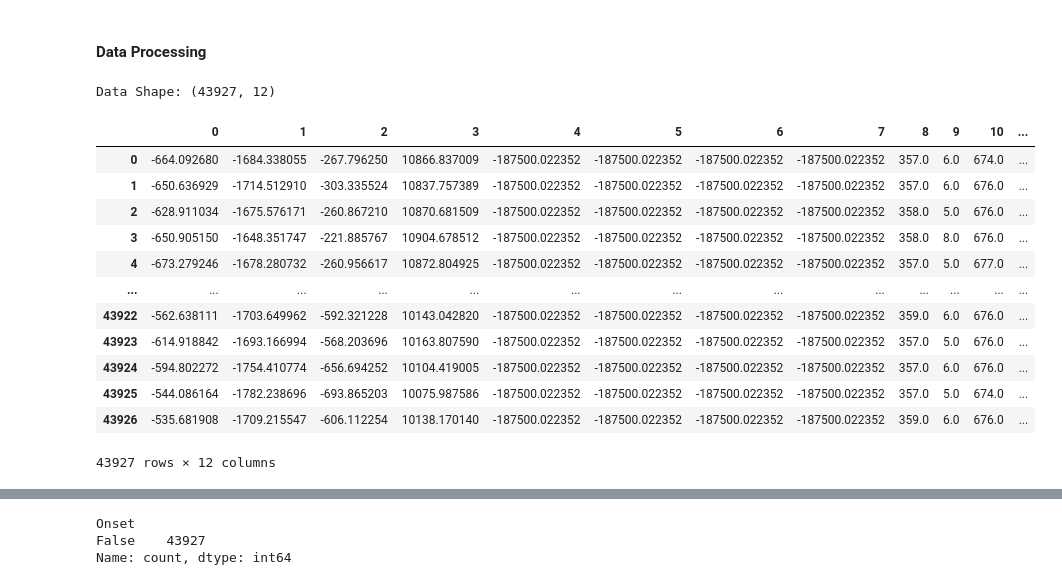
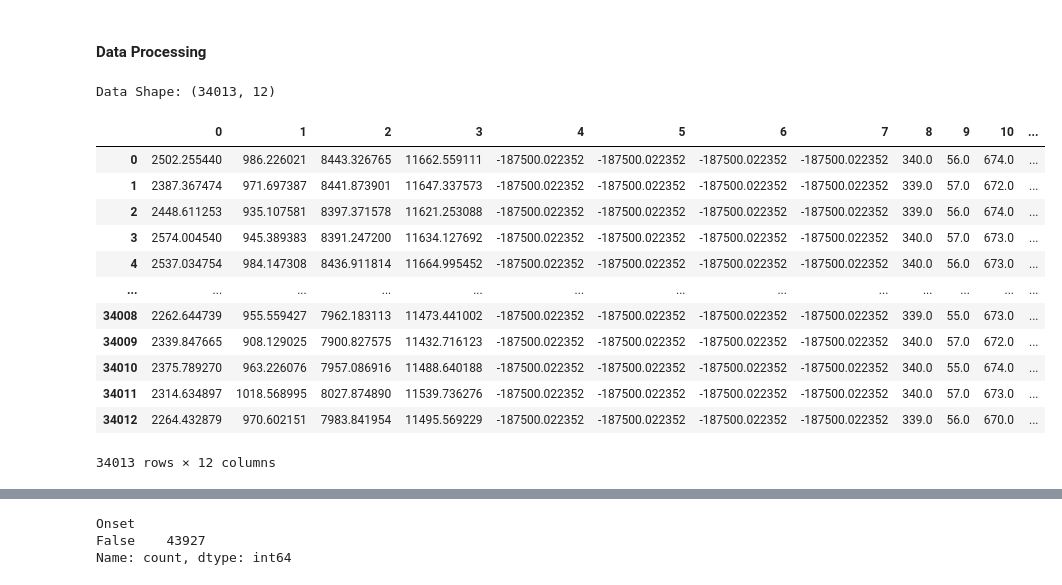
Before and after one commit to anmarkova2223/commander-blink, a Jupyter notebook: EEG_data_processing.ipynb, the cells around one changed output, grey strips where cells are left out. Cells and saved outputs as stored; diff of their text form; code cells hidden in the pictures.

```diff
--- a/EEG_data_processing.ipynb
+++ b/EEG_data_processing.ipynb
@@ -3,38 +3,38 @@
 # %%
 # Imports and data
 
 import pandas as pd
 import numpy as np
 import matplotlib.pyplot as plt
 import seaborn as sns
 import random
 from sklearn.metrics import confusion_matrix, accuracy_score, precision_score, recall_score, f1_score
 from sklearn.model_selection import train_test_split
 from sklearn.svm import SVC
 from sklearn.ensemble import RandomForestClassifier
 from sklearn.preprocessing import StandardScaler
 from scipy.signal import butter, filtfilt, welch, find_peaks
 from scipy.integrate import trapezoid
 from scipy.stats import skew, kurtosis
 
 fs = 250
-new_data = np.load("trial_2.npy", allow_pickle=True)
+new_data = np.load("hillary-trial_2.npy", allow_pickle=True)
 df = pd.DataFrame(new_data)
 
 print(f"Data Shape: {df.shape}")
 df
 # %% [output]
-Data Shape: (43927, 12)
+Data Shape: (34013, 12)
 |  | 0 | 1 | 2 | 3 | 4 | 5 | 6 | 7 | 8 | 9 | 10 | ... |
-| 0 | -664.092680 | -1684.338055 | -267.796250 | 10866.837009 | -187500.022352 | -187500.022352 | -187500.022352 | -187500.022352 | 357.0 | 6.0 | 674.0 | ... |
-| 1 | -650.636929 | -1714.512910 | -303.335524 | 10837.757389 | -187500.022352 | -187500.022352 | -187500.022352 | -187500.022352 | 357.0 | 6.0 | 676.0 | ... |
-| 2 | -628.911034 | -1675.576171 | -260.867210 | 10870.681509 | -187500.022352 | -187500.022352 | -187500.022352 | -187500.022352 | 358.0 | 5.0 | 676.0 | ... |
-| 3 | -650.905150 | -1648.351747 | -221.885767 | 10904.678512 | -187500.022352 | -187500.022352 | -187500.022352 | -187500.022352 | 358.0 | 8.0 | 676.0 | ... |
-| 4 | -673.279246 | -1678.280732 | -260.956617 | 10872.804925 | -187500.022352 | -187500.022352 | -187500.022352 | -187500.022352 | 357.0 | 5.0 | 677.0 | ... |
+| 0 | 2502.255440 | 986.226021 | 8443.326765 | 11662.559111 | -187500.022352 | -187500.022352 | -187500.022352 | -187500.022352 | 340.0 | 56.0 | 674.0 | ... |
+| 1 | 2387.367474 | 971.697387 | 8441.873901 | 11647.337573 | -187500.022352 | -187500.022352 | -187500.022352 | -187500.022352 | 339.0 | 57.0 | 672.0 | ... |
+| 2 | 2448.611253 | 935.107581 | 8397.371578 | 11621.253088 | -187500.022352 | -187500.022352 | -187500.022352 | -187500.022352 | 339.0 | 56.0 | 674.0 | ... |
+| 3 | 2574.004540 | 945.389383 | 8391.247200 | 11634.127692 | -187500.022352 | -187500.022352 | -187500.022352 | -187500.022352 | 340.0 | 57.0 | 673.0 | ... |
+| 4 | 2537.034754 | 984.147308 | 8436.911814 | 11664.995452 | -187500.022352 | -187500.022352 | -187500.022352 | -187500.022352 | 340.0 | 56.0 | 673.0 | ... |
 | ... | ... | ... | ... | ... | ... | ... | ... | ... | ... | ... | ... | ... |
-| 43922 | -562.638111 | -1703.649962 | -592.321228 | 10143.042820 | -187500.022352 | -187500.022352 | -187500.022352 | -187500.022352 | 359.0 | 6.0 | 676.0 | ... |
-| 43923 | -614.918842 | -1693.166994 | -568.203696 | 10163.807590 | -187500.022352 | -187500.022352 | -187500.022352 | -187500.022352 | 357.0 | 5.0 | 676.0 | ... |
-| 43924 | -594.802272 | -1754.410774 | -656.694252 | 10104.419005 | -187500.022352 | -187500.022352 | -187500.022352 | -187500.022352 | 357.0 | 6.0 | 676.0 | ... |
-| 43925 | -544.086164 | -1782.238696 | -693.865203 | 10075.987586 | -187500.022352 | -187500.022352 | -187500.022352 | -187500.022352 | 357.0 | 5.0 | 674.0 | ... |
-| 43926 | -535.681908 | -1709.215547 | -606.112254 | 10138.170140 | -187500.022352 | -187500.022352 | -187500.022352 | -187500.022352 | 359.0 | 6.0 | 676.0 | ... |
+| 34008 | 2262.644739 | 955.559427 | 7962.183113 | 11473.441002 | -187500.022352 | -187500.022352 | -187500.022352 | -187500.022352 | 339.0 | 55.0 | 673.0 | ... |
+| 34009 | 2339.847665 | 908.129025 | 7900.827575 | 11432.716123 | -187500.022352 | -187500.022352 | -187500.022352 | -187500.022352 | 340.0 | 57.0 | 672.0 | ... |
+| 34010 | 2375.789270 | 963.226076 | 7957.086916 | 11488.640188 | -187500.022352 | -187500.022352 | -187500.022352 | -187500.022352 | 340.0 | 55.0 | 674.0 | ... |
+| 34011 | 2314.634897 | 1018.568995 | 8027.874890 | 11539.736276 | -187500.022352 | -187500.022352 | -187500.022352 | -187500.022352 | 340.0 | 57.0 | 673.0 | ... |
+| 34012 | 2264.432879 | 970.602151 | 7983.841954 | 11495.569229 | -187500.022352 | -187500.022352 | -187500.022352 | -187500.022352 | 339.0 | 56.0 | 670.0 | ... |
-43927 rows × 12 columns
+34013 rows × 12 columns
```
Also changed, not shown: parts of 8 cells of this notebook.
